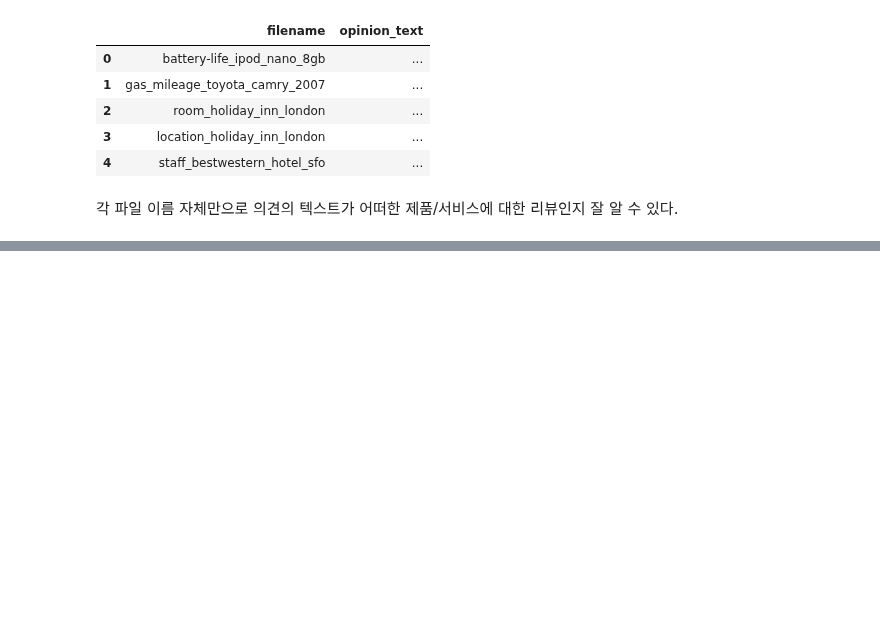
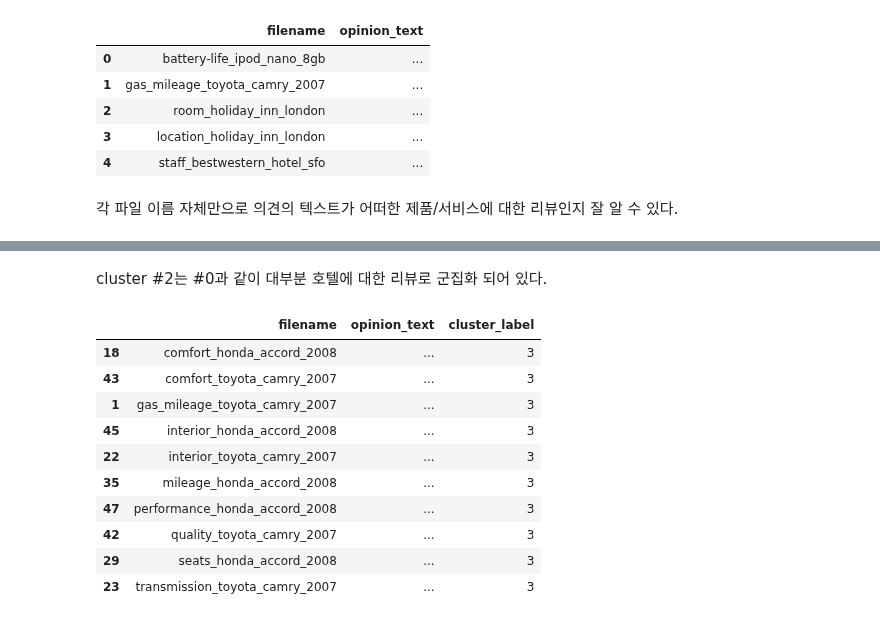
Before and after one commit to wizdom-js/data_analysis, a Jupyter notebook: 파이썬 머신러닝 완벽가이드/CHAPTER_08_텍스트 분석_05~08.ipynb, the cells around one changed output, grey strips where cells are left out. Saved outputs shown, nothing was run; the diff lists cells and outputs as text; code cells hidden in the pictures; blank space fills up the shorter version.

```diff
--- a/파이썬 머신러닝 완벽가이드/CHAPTER_08_텍스트 분석_05~08.ipynb
+++ b/파이썬 머신러닝 완벽가이드/CHAPTER_08_텍스트 분석_05~08.ipynb
@@ -606,0 +669,16 @@ cluster_centers = km_cluster.cluster_centers_
+# %% [markdown]
+cluster #2는 #0과 같이 대부분 호텔에 대한 리뷰로 군집화 되어 있다.
+# %%
+document_df[document_df['cluster_label']==3].sort_values(by='filename')
+# %% [output]
+|  | filename | opinion_text | cluster_label |
+| 18 | comfort_honda_accord_2008 | ... | 3 |
+| 43 | comfort_toyota_camry_2007 | ... | 3 |
+| 1 | gas_mileage_toyota_camry_2007 | ... | 3 |
+| 45 | interior_honda_accord_2008 | ... | 3 |
+| 22 | interior_toyota_camry_2007 | ... | 3 |
+| 35 | mileage_honda_accord_2008 | ... | 3 |
+| 47 | performance_honda_accord_2008 | ... | 3 |
+| 42 | quality_toyota_camry_2007 | ... | 3 |
+| 29 | seats_honda_accord_2008 | ... | 3 |
+| 23 | transmission_toyota_camry_2007 | ... | 3 |
```
Also changed, not shown: parts of 34 cells of this notebook.
